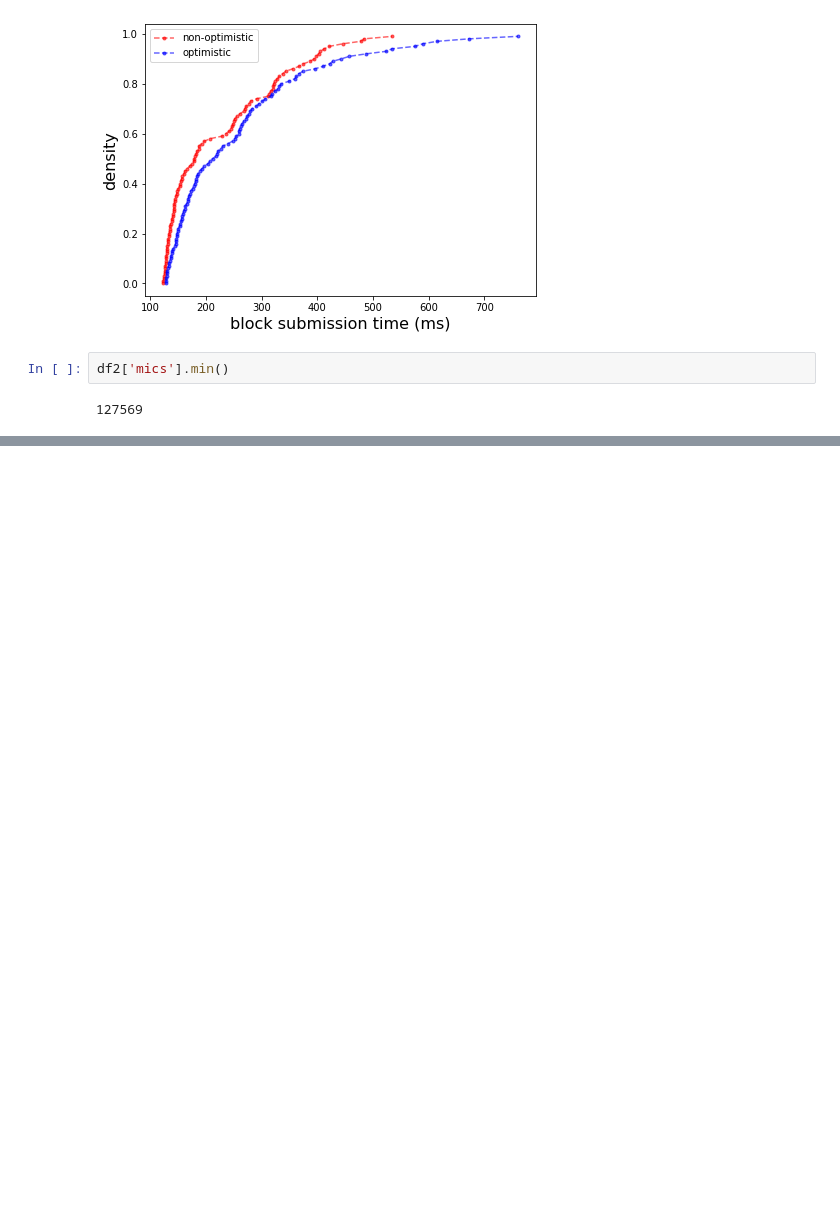
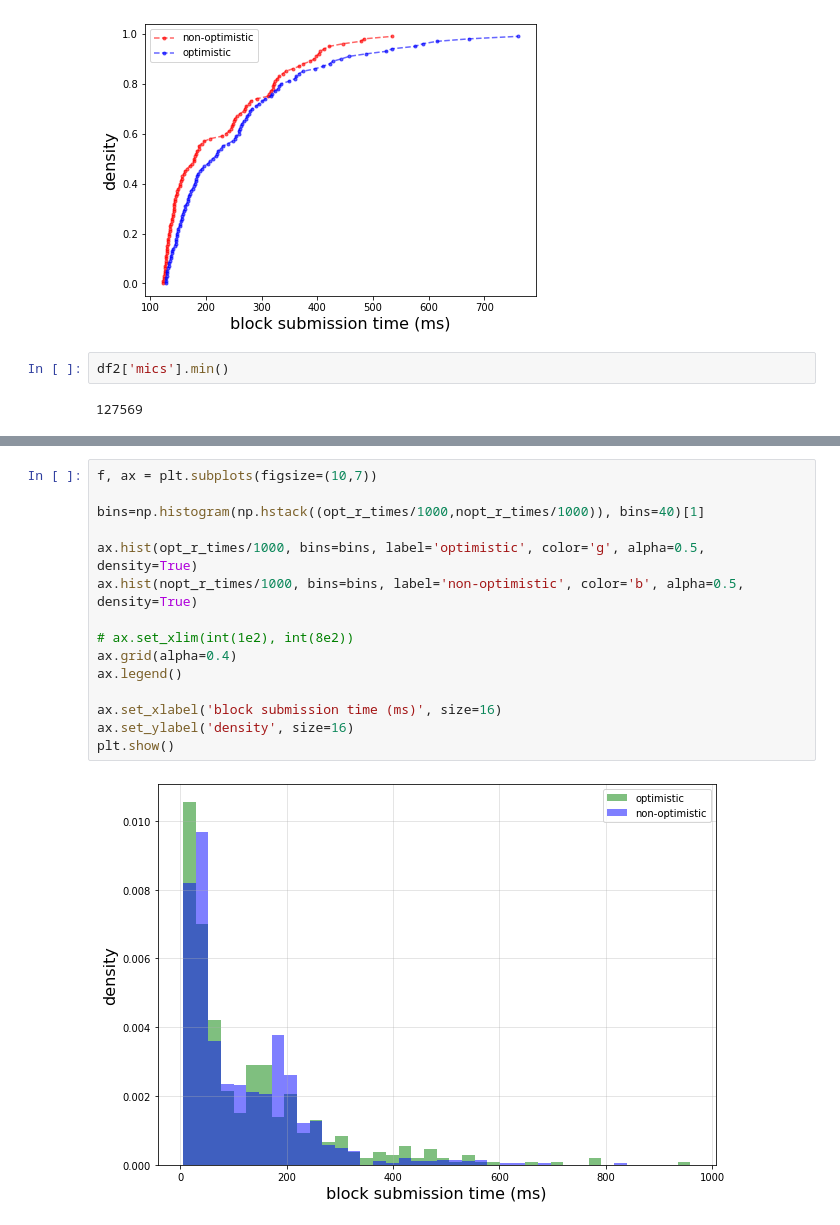
Before and after one commit to michaelneuder/relay-data, a Jupyter notebook: opt-timings.ipynb, the cells around one changed output, grey strips where cells are left out. Cells and saved outputs as stored; diff of their text form; blank space fills up the shorter version.

```diff
--- a/opt-timings.ipynb
+++ b/opt-timings.ipynb
@@ -181,0 +225,17 @@ df2['mics'].min()
+# %%
+f, ax = plt.subplots(figsize=(10,7))
+
+bins=np.histogram(np.hstack((opt_r_times/1000,nopt_r_times/1000)), bins=40)[1]
+
+ax.hist(opt_r_times/1000, bins=bins, label='optimistic', color='g', alpha=0.5, density=True)
+ax.hist(nopt_r_times/1000, bins=bins, label='non-optimistic', color='b', alpha=0.5, density=True)
+
+# ax.set_xlim(int(1e2), int(8e2))
+ax.grid(alpha=0.4)
+ax.legend()
+
+ax.set_xlabel('block submission time (ms)', size=16)
+ax.set_ylabel('density', size=16)
+plt.show()
+# %% [output]
+[figure, added]
```
Also changed, not shown: parts of 14 cells of this notebook, 2 other files.
